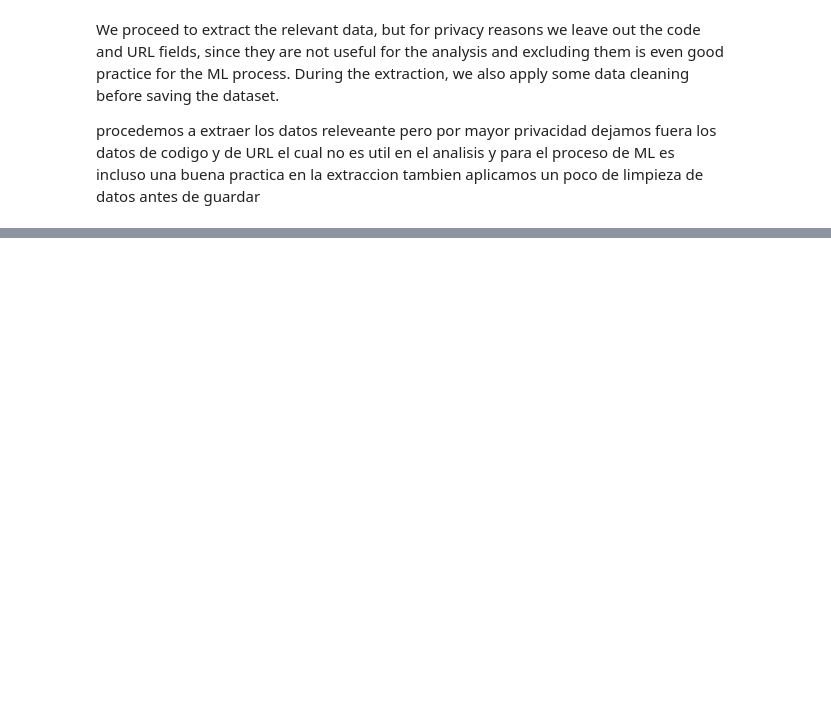
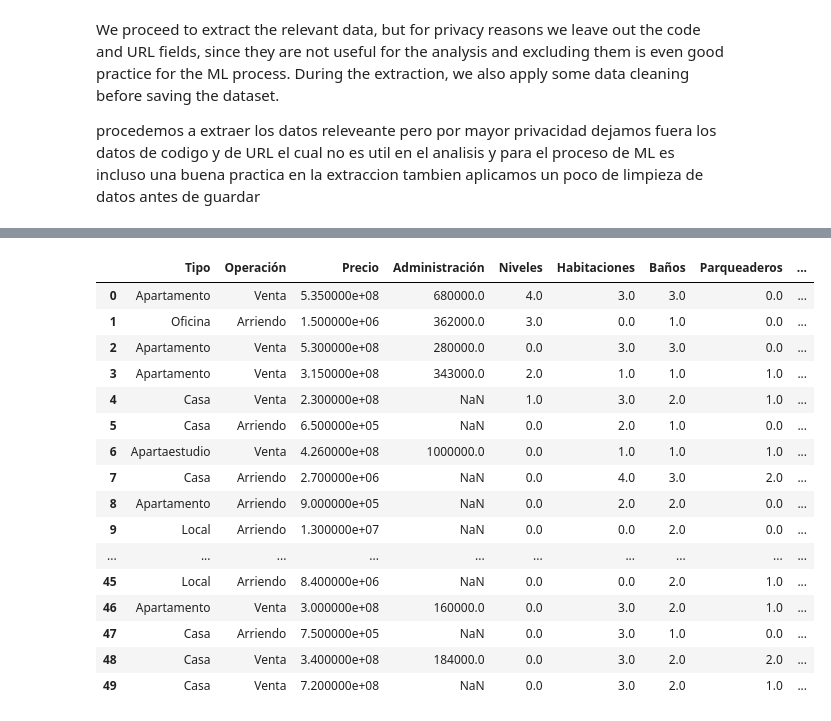
Before and after one commit to devjorgem/data-team, a Jupyter notebook: web scrapy/funcion info de enlaces renta bien.ipynb, the cells around one changed output, grey strips where cells are left out. Drawn from its saved outputs; the diff is of its cells as text; code cells hidden in the pictures; blank space fills up the shorter version.

```diff
--- a/web scrapy/funcion info de enlaces renta bien.ipynb
+++ b/web scrapy/funcion info de enlaces renta bien.ipynb
@@ -376,0 +422,22 @@ driver.quit()
+# %%
+import pandas as pd
+df = pd.read_csv('1.csv')
+df.head(50)
+# %% [output]
+|  | Tipo | Operación | Precio | Administración | Niveles | Habitaciones | Baños | Parqueaderos | ... |
+| 0 | Apartamento | Venta | 5.350000e+08 | 680000.0 | 4.0 | 3.0 | 3.0 | 0.0 | ... |
+| 1 | Oficina | Arriendo | 1.500000e+06 | 362000.0 | 3.0 | 0.0 | 1.0 | 0.0 | ... |
+| 2 | Apartamento | Venta | 5.300000e+08 | 280000.0 | 0.0 | 3.0 | 3.0 | 0.0 | ... |
+| 3 | Apartamento | Venta | 3.150000e+08 | 343000.0 | 2.0 | 1.0 | 1.0 | 1.0 | ... |
+| 4 | Casa | Venta | 2.300000e+08 | NaN | 1.0 | 3.0 | 2.0 | 1.0 | ... |
+| 5 | Casa | Arriendo | 6.500000e+05 | NaN | 0.0 | 2.0 | 1.0 | 0.0 | ... |
+| 6 | Apartaestudio | Venta | 4.260000e+08 | 1000000.0 | 0.0 | 1.0 | 1.0 | 1.0 | ... |
+| 7 | Casa | Arriendo | 2.700000e+06 | NaN | 0.0 | 4.0 | 3.0 | 2.0 | ... |
+| 8 | Apartamento | Arriendo | 9.000000e+05 | NaN | 0.0 | 2.0 | 2.0 | 0.0 | ... |
+| 9 | Local | Arriendo | 1.300000e+07 | NaN | 0.0 | 0.0 | 2.0 | 0.0 | ... |
+| ... | ... | ... | ... | ... | ... | ... | ... | ... | ... |
+| 45 | Local | Arriendo | 8.400000e+06 | NaN | 0.0 | 0.0 | 2.0 | 1.0 | ... |
+| 46 | Apartamento | Venta | 3.000000e+08 | 160000.0 | 0.0 | 3.0 | 2.0 | 1.0 | ... |
+| 47 | Casa | Arriendo | 7.500000e+05 | NaN | 0.0 | 3.0 | 1.0 | 0.0 | ... |
+| 48 | Casa | Venta | 3.400000e+08 | 184000.0 | 0.0 | 3.0 | 2.0 | 2.0 | ... |
+| 49 | Casa | Venta | 7.200000e+08 | NaN | 0.0 | 3.0 | 2.0 | 1.0 | ... |
```
Also changed, not shown: parts of 2 cells of this notebook.
